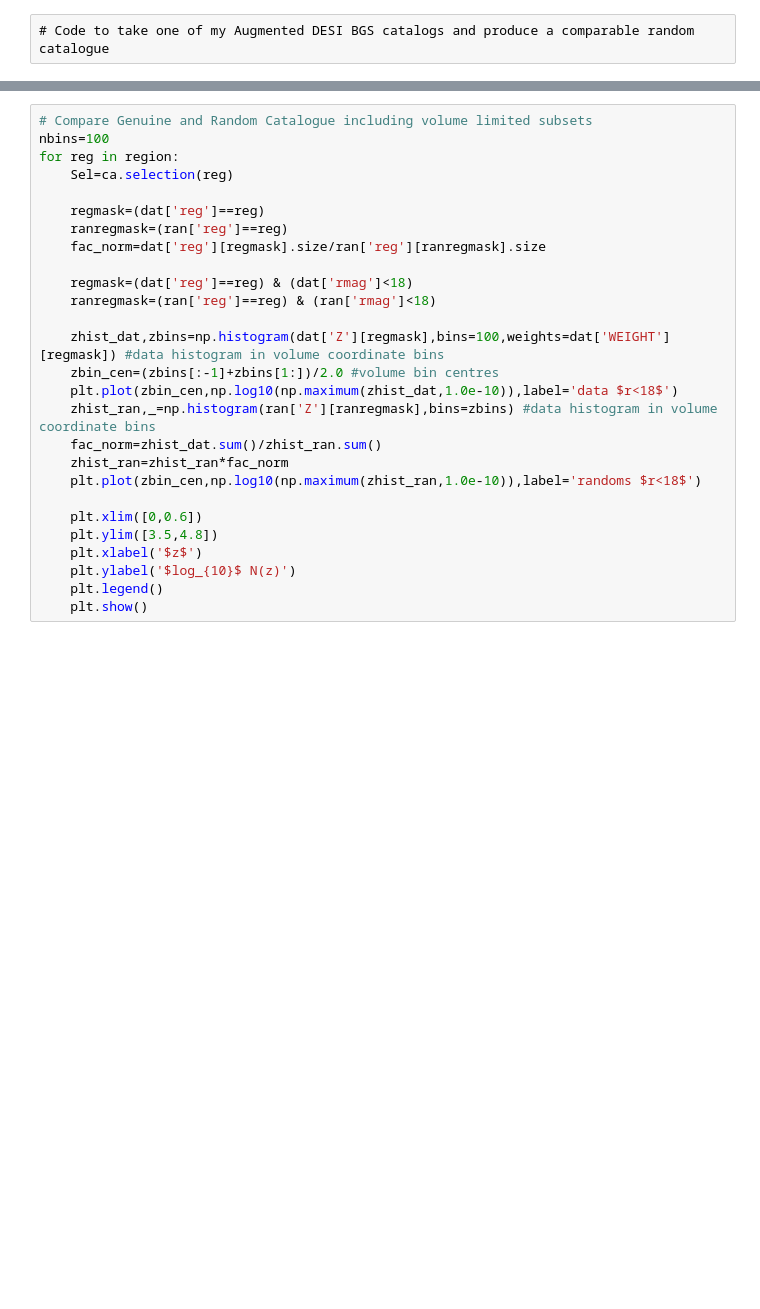
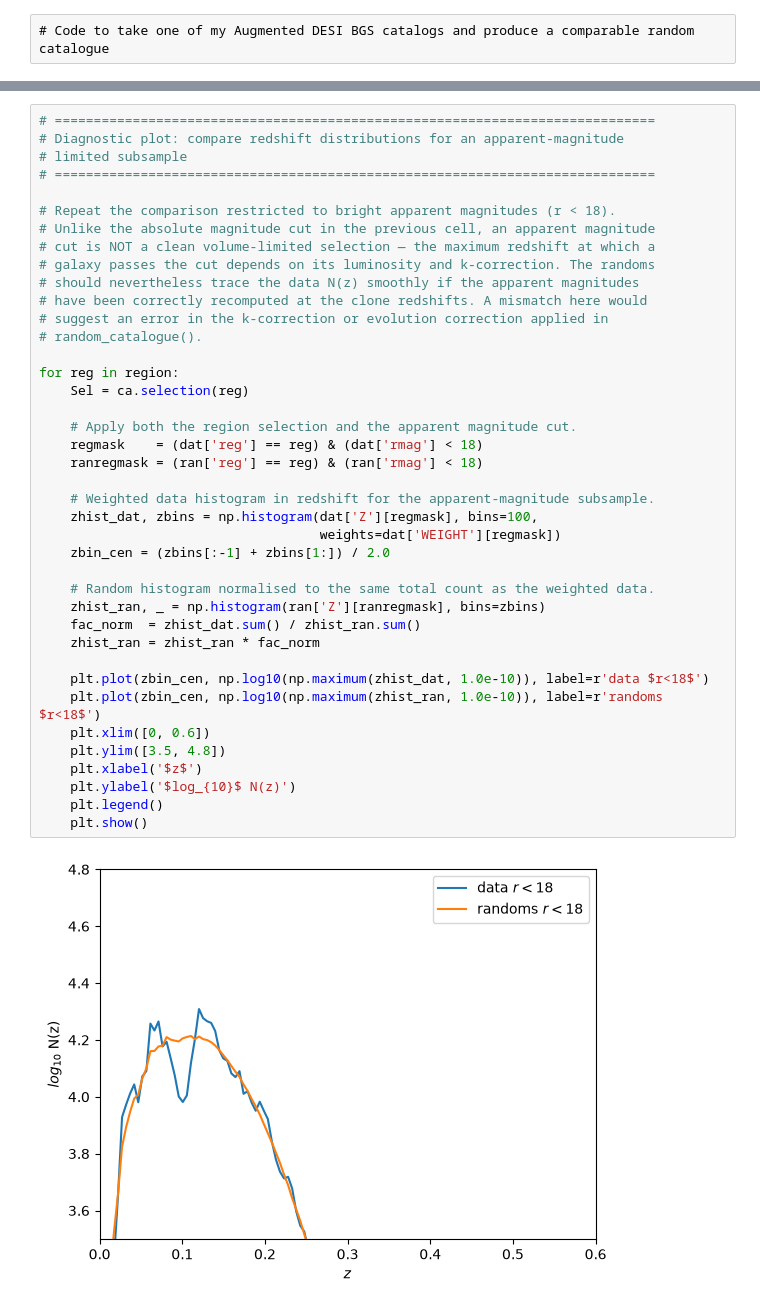
Before and after one commit to ShaunMCole/ShaunColeDESI, a Jupyter notebook: RandomCatalogue.ipynb, the cells around one changed output, grey strips where cells are left out. Cells and saved outputs as stored; diff of their text form; blank space fills up the shorter version.

```diff
--- a/RandomCatalogue.ipynb
+++ b/RandomCatalogue.ipynb
@@ -348,28 +817,43 @@ for reg in region:
 # %%
-# Compare Genuine and Random Catalogue including volume limited subsets
-nbins=100
+# =============================================================================
+# Diagnostic plot: compare redshift distributions for an apparent-magnitude
+# limited subsample
+# =============================================================================
+
+# Repeat the comparison restricted to bright apparent magnitudes (r < 18).
+# Unlike the absolute magnitude cut in the previous cell, an apparent magnitude
+# cut is NOT a clean volume-limited selection — the maximum redshift at which a
+# galaxy passes the cut depends on its luminosity and k-correction. The randoms
+# should nevertheless trace the data N(z) smoothly if the apparent magnitudes
+# have been correctly recomputed at the clone redshifts. A mismatch here would
+# suggest an error in the k-correction or evolution correction applied in
+# random_catalogue().
+
 for reg in region:
-    Sel=ca.selection(reg)
+    Sel = ca.selection(reg)
 
-    regmask=(dat['reg']==reg)
-    ranregmask=(ran['reg']==reg)
-    fac_norm=dat['reg'][regmask].size/ran['reg'][ranregmask].size
+    # Apply both the region selection and the apparent magnitude cut.
+    regmask    = (dat['reg'] == reg) & (dat['rmag'] < 18)
+    ranregmask = (ran['reg'] == reg) & (ran['rmag'] < 18)
 
-    regmask=(dat['reg']==reg) & (dat['rmag']<18)
-    ranregmask=(ran['reg']==reg) & (ran['rmag']<18)
+    # Weighted data histogram in redshift for the apparent-magnitude subsample.
+    zhist_dat, zbins = np.histogram(dat['Z'][regmask], bins=100,
+                                    weights=dat['WEIGHT'][regmask])
+    zbin_cen = (zbins[:-1] + zbins[1:]) / 2.0
 
-    zhist_dat,zbins=np.histogram(dat['Z'][regmask],bins=100,weights=dat['WEIGHT'][regmask]) #data histogram in volume coordinate bins
-    zbin_cen=(zbins[:-1]+zbins[1:])/2.0 #volume bin centres
-    plt.plot(zbin_cen,np.log10(np.maximum(zhist_dat,1.0e-10)),label='data $r<18$')
-    zhist_ran,_=np.histogram(ran['Z'][ranregmask],bins=zbins) #data histogram in volume coordinate bins
-    fac_norm=zhist_dat.sum()/zhist_ran.sum()
-    zhist_ran=zhist_ran*fac_norm
-    plt.plot(zbin_cen,np.log10(np.maximum(zhist_ran,1.0e-10)),label='randoms $r<18$')
+    # Random histogram normalised to the same total count as the weighted data.
+    zhist_ran, _ = np.histogram(ran['Z'][ranregmask], bins=zbins)
+    fac_norm  = zhist_dat.sum() / zhist_ran.sum()
+    zhist_ran = zhist_ran * fac_norm
 
-    plt.xlim([0,0.6])
-    plt.ylim([3.5,4.8])
+    plt.plot(zbin_cen, np.log10(np.maximum(zhist_dat, 1.0e-10)), label=r'data $r<18$')
+    plt.plot(zbin_cen, np.log10(np.maximum(zhist_ran, 1.0e-10)), label=r'randoms $r<18$')
+    plt.xlim([0, 0.6])
+    plt.ylim([3.5, 4.8])
     plt.xlabel('$z$')
     plt.ylabel('$log_{10}$ N(z)')
     plt.legend()
     plt.show()
+# %% [output]
+[figure, added]
 # %%
```
Also changed, not shown: parts of 20 cells of this notebook, 8 other files.
